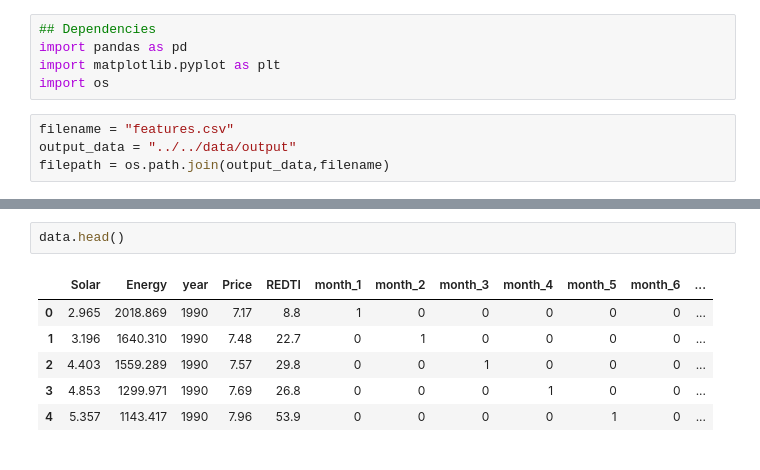
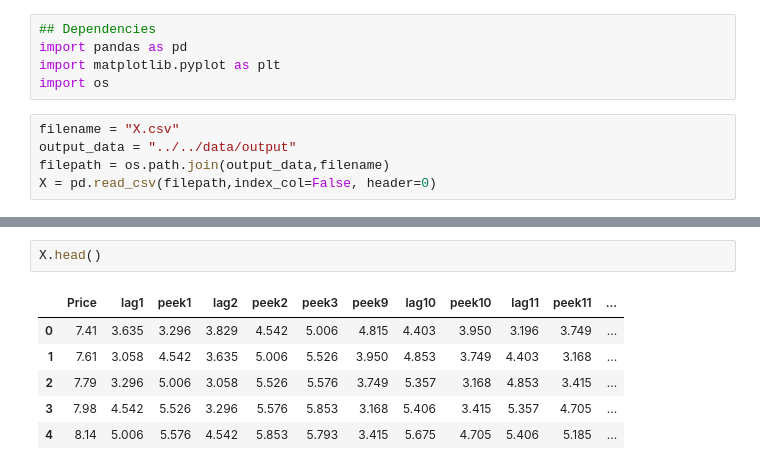
Before and after one commit to gvo34/energy-solar, a Jupyter notebook: static/notebooks/model/LINEARR_model_data.ipynb, the cells around one changed output, grey strips where cells are left out. Drawn from its saved outputs; the diff is of its cells as text.

```diff
--- a/static/notebooks/model/LINEARR_model_data.ipynb
+++ b/static/notebooks/model/LINEARR_model_data.ipynb
@@ -4,6 +6,7 @@ import pandas as pd
 import matplotlib.pyplot as plt
 import os
 # %%
-filename = "features.csv"
+filename = "X.csv"
 output_data = "../../data/output"
 filepath = os.path.join(output_data,filename)
+X = pd.read_csv(filepath,index_col=False, header=0)
@@ -19,9 +24,9 @@ len(series)
 # %%
-data.head()
+X.head()
 # %% [output]
-|  | Solar | Energy | year | Price | REDTI | month_1 | month_2 | month_3 | month_4 | month_5 | month_6 | ... |
-| 0 | 2.965 | 2018.869 | 1990 | 7.17 | 8.8 | 1 | 0 | 0 | 0 | 0 | 0 | ... |
-| 1 | 3.196 | 1640.310 | 1990 | 7.48 | 22.7 | 0 | 1 | 0 | 0 | 0 | 0 | ... |
-| 2 | 4.403 | 1559.289 | 1990 | 7.57 | 29.8 | 0 | 0 | 1 | 0 | 0 | 0 | ... |
-| 3 | 4.853 | 1299.971 | 1990 | 7.69 | 26.8 | 0 | 0 | 0 | 1 | 0 | 0 | ... |
-| 4 | 5.357 | 1143.417 | 1990 | 7.96 | 53.9 | 0 | 0 | 0 | 0 | 1 | 0 | ... |
+|  | Price | lag1 | peek1 | lag2 | peek2 | peek3 | peek9 | lag10 | peek10 | lag11 | peek11 | ... |
+| 0 | 7.41 | 3.635 | 3.296 | 3.829 | 4.542 | 5.006 | 4.815 | 4.403 | 3.950 | 3.196 | 3.749 | ... |
+| 1 | 7.61 | 3.058 | 4.542 | 3.635 | 5.006 | 5.526 | 3.950 | 4.853 | 3.749 | 4.403 | 3.168 | ... |
+| 2 | 7.79 | 3.296 | 5.006 | 3.058 | 5.526 | 5.576 | 3.749 | 5.357 | 3.168 | 4.853 | 3.415 | ... |
+| 3 | 7.98 | 4.542 | 5.526 | 3.296 | 5.576 | 5.853 | 3.168 | 5.406 | 3.415 | 5.357 | 4.705 | ... |
+| 4 | 8.14 | 5.006 | 5.576 | 4.542 | 5.853 | 5.793 | 3.415 | 5.675 | 4.705 | 5.406 | 5.185 | ... |
```
Also changed, not shown: parts of 20 cells of this notebook, 11 other files.
